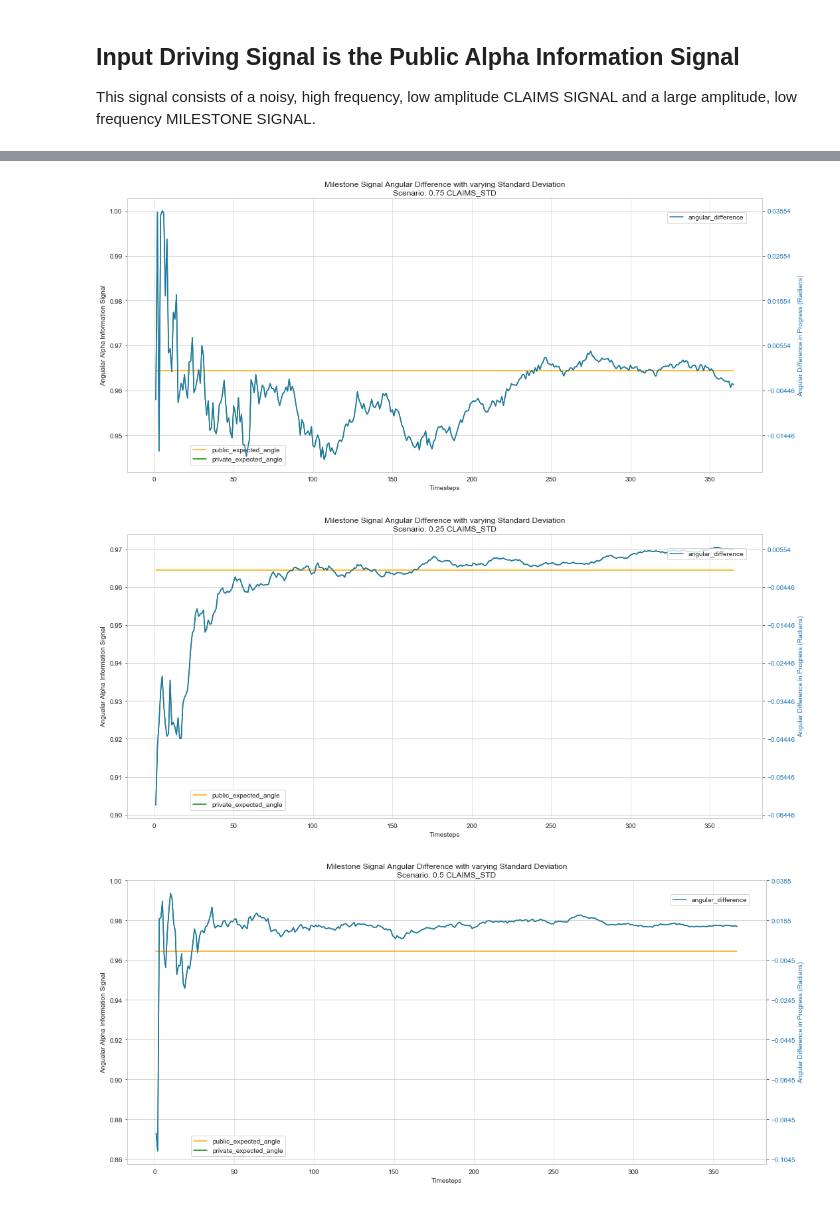
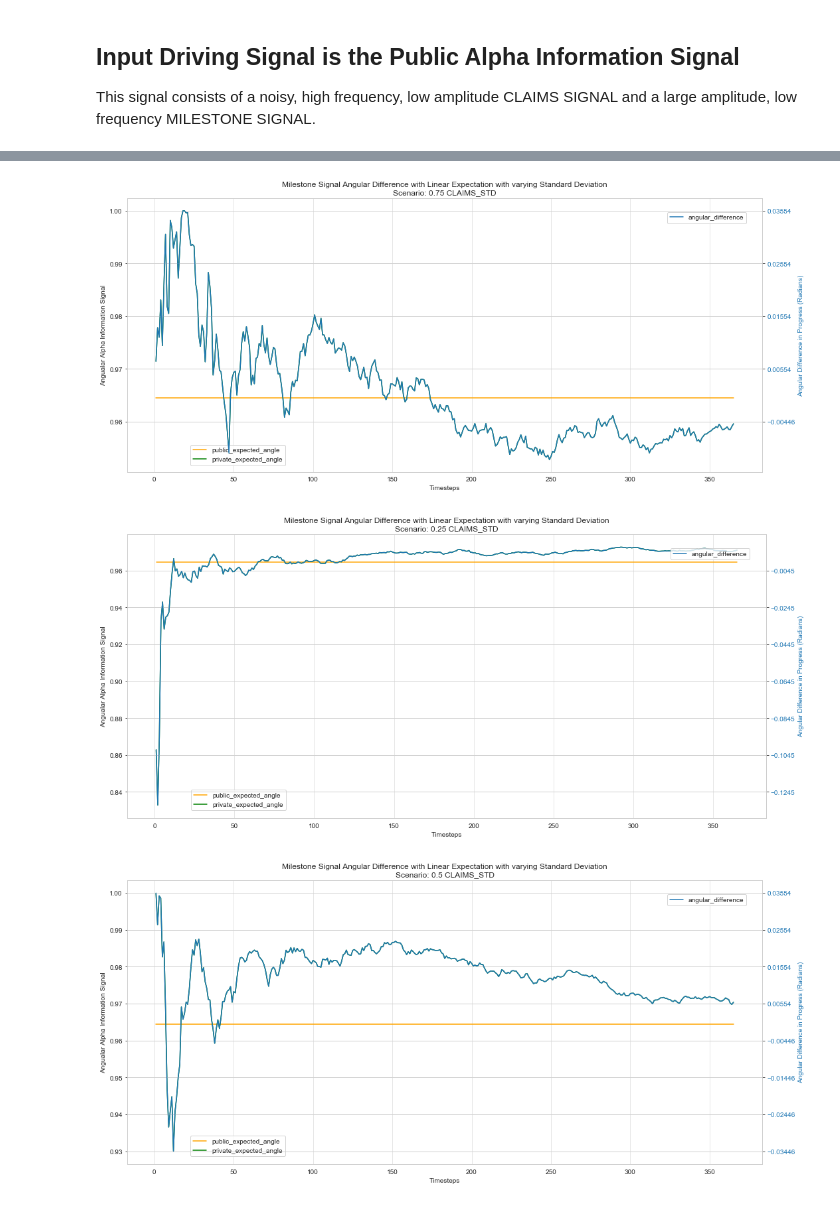
Before and after one commit to matttyb80/signal, a Jupyter notebook: signal.ipynb, the cells around one changed output, grey strips where cells are left out. Drawn from its saved outputs; the diff is of its cells as text; code cells hidden in the pictures.

Commit message:
add step expectation

```diff
--- a/signal.ipynb
+++ b/signal.ipynb
@@ -382,7 +382,7 @@ while cc_idx<len(experiments):
 
 #         ax.plot(df_j.timestep, df_j['j_wallet']['mean'],color = colors[0], label='j_wallet')
         ax.plot(df.timestep, df['milestone_progress'],color = colors[0], label='milestone_progress')
-        ax.plot(df.timestep, df['expected_milestone_interpolation'],color = colors[2], label='expected_milestone_interpolation')
+        ax.plot(df.timestep, df['expected_milestone_linear'],color = colors[2], label='expected_milestone_linear')
 
 
         ax.step(milestone_df.Completion_Time, milestone_df.Completion_Percent, where='post', color='r', label='Milestone')
@@ -468,7 +468,7 @@ while cc_idx<len(experiments):
     for i, experiment in sub_experiments.iterrows():
         df = experiment['dataset'].copy()
 
-        df['public_expected_angle'] = df['timestep'] / np.sqrt((df['expected_milestone_interpolation'])**2 + (df['timestep'])**2)
+        df['public_expected_angle'] = df['timestep'] / np.sqrt((df['expected_milestone_linear'])**2 + (df['timestep'])**2)
 
         df['private_expected_angle'] = df['timestep'] / np.sqrt((df['milestone_progress'])**2 + (df['timestep'])**2)
         # print(i)
@@ -524,7 +524,7 @@ while cc_idx<len(experiments):
     for i, experiment in sub_experiments.iterrows():
         df = experiment['dataset'].copy()
 
-        df['public_expected_angle'] = df['timestep'] / np.sqrt((df['expected_milestone_interpolation'])**2 + (df['timestep'])**2)
+        df['public_expected_angle'] = df['timestep'] / np.sqrt((df['expected_milestone_linear'])**2 + (df['timestep'])**2)
 
         df['private_expected_angle'] = df['timestep'] / np.sqrt((df['milestone_progress'])**2 + (df['timestep'])**2)
 
@@ -533,7 +533,7 @@ while cc_idx<len(experiments):
         # print(df.head())
         plot_label = experiment['CLAIMS_STD']
         ax = axs
-        title = 'Milestone Signal Angular Difference with varying Standard Deviation' + '\n' + 'Scenario: ' + str(cc_label)  + ' CLAIMS_STD'
+        title = 'Milestone Signal Angular Difference with Linear Expectation with varying Standard Deviation' + '\n' + 'Scenario: ' + str(cc_label)  + ' CLAIMS_STD'
         ax.set_title(title)
         ax.set_ylabel('Angualar Alpha Information Signal')
         colors = ['b','orange', 'g', 'magenta', 'r']
@@ -542,36 +542,38 @@ while cc_idx<len(experiments):
         # ax.plot(df.timestep, df['milestone_difference_signal'],color = colors[0], label='milestone_difference_signal')
         ax.plot(df.timestep, df['public_expected_angle'],color = colors[1], label='public_expected_angle')
         ax.plot(df.timestep, df['private_expected_angle'],color = colors[2], label='private_expected_angle')
+
+
 
         ax.legend(bbox_to_anchor=(0.1, 0.1), loc=2, borderaxespad=0.)
 
         ax.set_xlabel('Timesteps')
         ax.grid(color='0.9', linestyle='-', linewidth=1)
 
         ylim1 = ax.get_ylim()
         len1 = ylim1[1]-ylim1[0]
         yticks1 = ax.get_yticks()
         rel_dist = [(y-ylim1[0])/len1 for y in yticks1]
 
         ax2 = ax.twinx()
 
         color_second = 'tab:blue'
         ax2.set_ylabel('Angular Difference in Progress (Radians)', color=color_second)  # we already handled the x-label with ax1
         ax2.plot(df.timestep, df['angular_difference'] , color=color_second, label='angular_difference')
         ylim2 = ax2.get_ylim()
         len2 = ylim2[1]-ylim2[0]
         yticks2 = [ry*len2+ylim2[0] for ry in rel_dist]
         ax2.tick_params(axis='y', labelcolor=color_second)
         ax2.set_yticks(yticks2)
         ax2.set_ylim(ylim2)
         ax2.legend(bbox_to_anchor=(0.85, 0.95), loc=2, borderaxespad=0.)
         plt.tight_layout()
 
 fig.tight_layout(rect=[0, 0, 1, .97])
 fig.patch.set_alpha(1)
 display(fig)
 plt.close()
 # %% [output]
-[figure, old version]
+[figure, new version]
-[figure, old version]
+[figure, new version]
-[figure, old version]
+[figure, new version]
```
Also changed, not shown: parts of 14 cells of this notebook, 5 other files.
